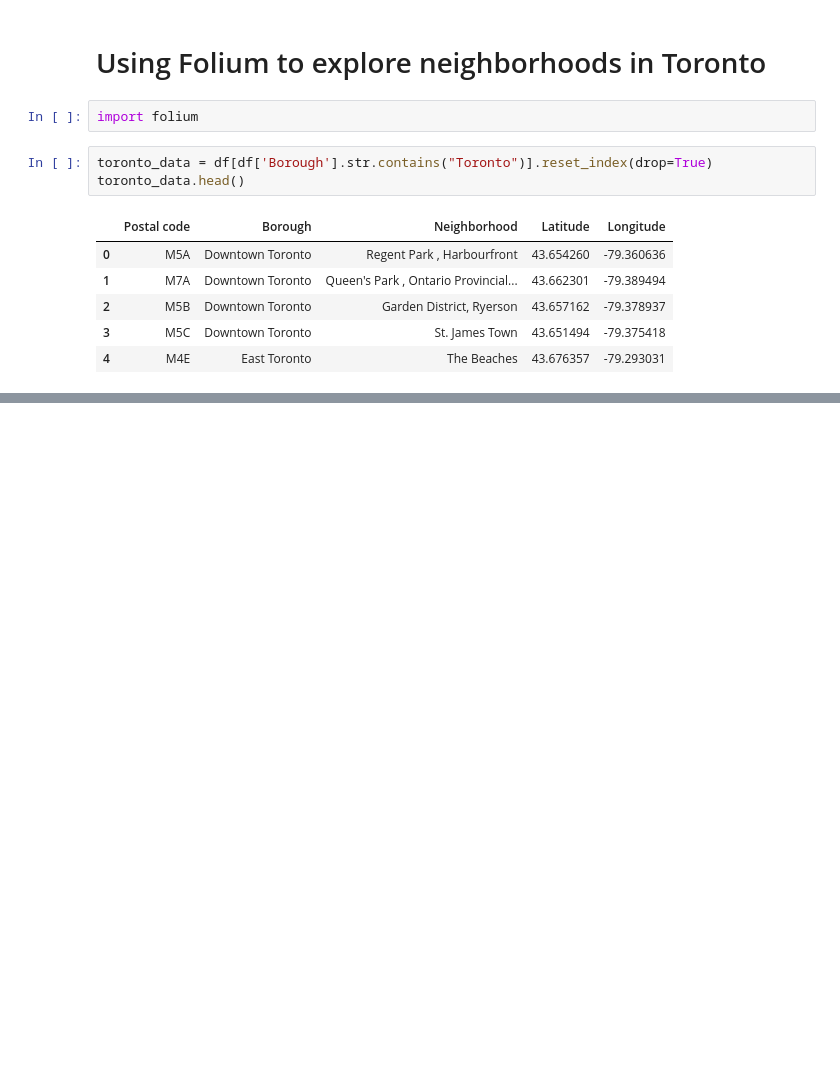
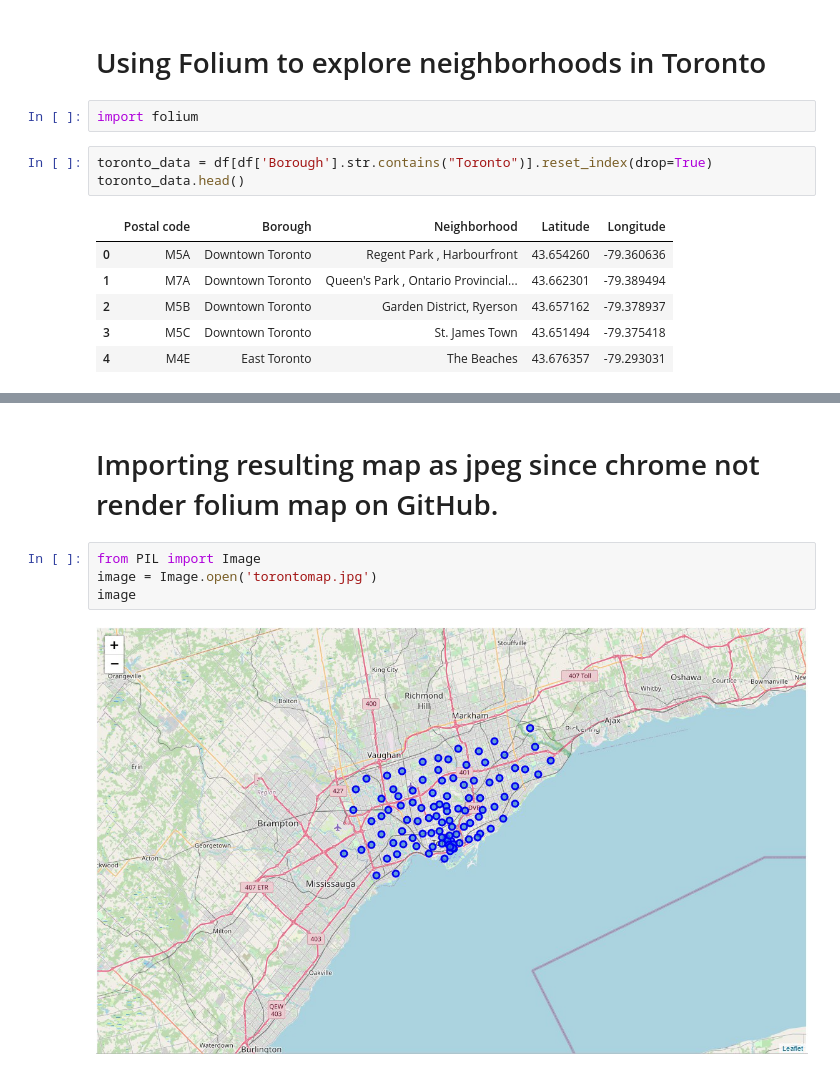
Before and after one commit to geopetoa/Coursera_Capstone, a Jupyter notebook: Assignment_Segmenting and Clustering Neighborhoods in Toronto.ipynb, the cells around one changed output, grey strips where cells are left out. Saved outputs shown, nothing was run; the diff lists cells and outputs as text; blank space fills up the shorter version.

```diff
--- a/Assignment_Segmenting and Clustering Neighborhoods in Toronto.ipynb
+++ b/Assignment_Segmenting and Clustering Neighborhoods in Toronto.ipynb
@@ -178,3 +178,11 @@ for lat, lng, borough, neighborhood in zip(df['Latitude'], df['Longitude'], df['
 toronto
 # %% [output]
 [interactive output not drawn]
+# %% [markdown]
+# Importing resulting map as jpeg since chrome not render folium map on GitHub.
+# %%
+from PIL import Image
+image = Image.open('torontomap.jpg')
+image
+# %% [output]
+[figure, added]
```
